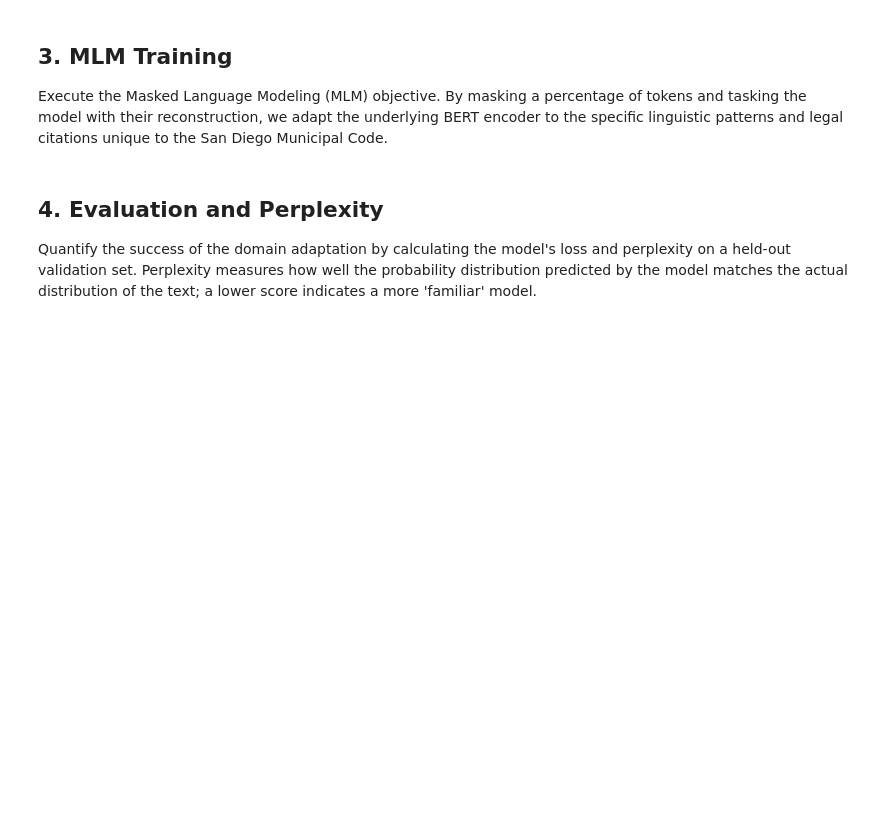
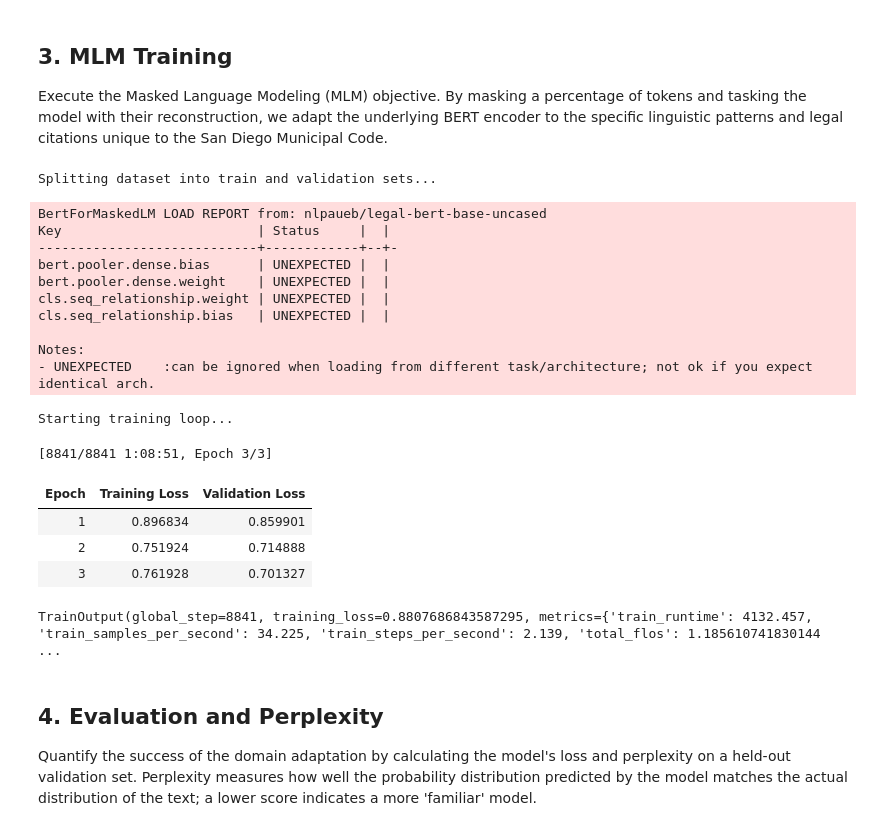
Before and after one commit to AreTaj/sd-land-use-rag, a Jupyter notebook: notebooks/07_finetuning_domain_adaptation.ipynb, the cells around one changed output. Saved outputs shown, nothing was run; the diff lists cells and outputs as text; code cells hidden in the pictures; blank space fills up the shorter version.

Commit message:
Ran notebook using Colab

```diff
--- a/notebooks/07_finetuning_domain_adaptation.ipynb
+++ b/notebooks/07_finetuning_domain_adaptation.ipynb
@@ -81,40 +96,66 @@ split_dataset = tokenized_dataset.train_test_split(test_size=0.1, seed=42)
 train_dataset = split_dataset["train"]
 eval_dataset = split_dataset["test"]
 
-# 2. Initialize Model
-model = AutoModelForMaskedLM.from_pretrained(model_name).to(device)
+# 2. Initialize Model with weight-tying fix to silence warnings
+model = AutoModelForMaskedLM.from_pretrained(
+    model_name,
+    tie_word_embeddings=False
+).to(device)
 
 # 3. Setup Data Collator (15% random masking)
-data_collator = DataCollatorForLanguageModeling(tokenizer=tokenizer, mlm=True, mlm_probability=0.15)
+data_collator = DataCollatorForLanguageModeling(
+    tokenizer=tokenizer,
+    mlm=True,
+    mlm_probability=0.15
+)
 
 # 4. Define Training Arguments
+# Removed 'overwrite_output_dir' as it causes TypeErrors in some Colab environments
 training_args = TrainingArguments(
     output_dir="sd_legal_bert_mlm",
-    overwrite_output_dir=True,
     num_train_epochs=3,
     per_device_train_batch_size=16,
     per_device_eval_batch_size=16,
     eval_strategy="epoch",
     save_strategy="epoch",
     save_total_limit=2,
     learning_rate=5e-5,
     weight_decay=0.01,
     logging_steps=100,
     report_to="none",
     push_to_hub=False
 )
 
 # 5. Initialize Trainer
 trainer = Trainer(
     model=model,
     args=training_args,
     data_collator=data_collator,
     train_dataset=train_dataset,
     eval_dataset=eval_dataset,
 )
 
 print("Starting training loop...")
 trainer.train()
+# %% [output]
+Splitting dataset into train and validation sets...
+BertForMaskedLM LOAD REPORT from: nlpaueb/legal-bert-base-uncased
+Key                         | Status     |  |
+----------------------------+------------+--+-
+bert.pooler.dense.bias      | UNEXPECTED |  |
+bert.pooler.dense.weight    | UNEXPECTED |  |
+cls.seq_relationship.weight | UNEXPECTED |  |
+cls.seq_relationship.bias   | UNEXPECTED |  |
+
+Notes:
+- UNEXPECTED    :can be ignored when loading from different task/architecture; not ok if you expect identical arch.
+Starting training loop...
+[8841/8841 1:08:51, Epoch 3/3]
+| Epoch | Training Loss | Validation Loss |
+| 1 | 0.896834 | 0.859901 |
+| 2 | 0.751924 | 0.714888 |
+| 3 | 0.761928 | 0.701327 |
+TrainOutput(global_step=8841, training_loss=0.8807686843587295, metrics={'train_runtime': 4132.457, 'train_samples_per_second': 34.225, 'train_steps_per_second': 2.139, 'total_flos': 1.185610741830144 ...
 # %% [markdown]
 ## 4. Evaluation and Perplexity
 
```
Also changed, not shown: parts of 4 cells of this notebook.
